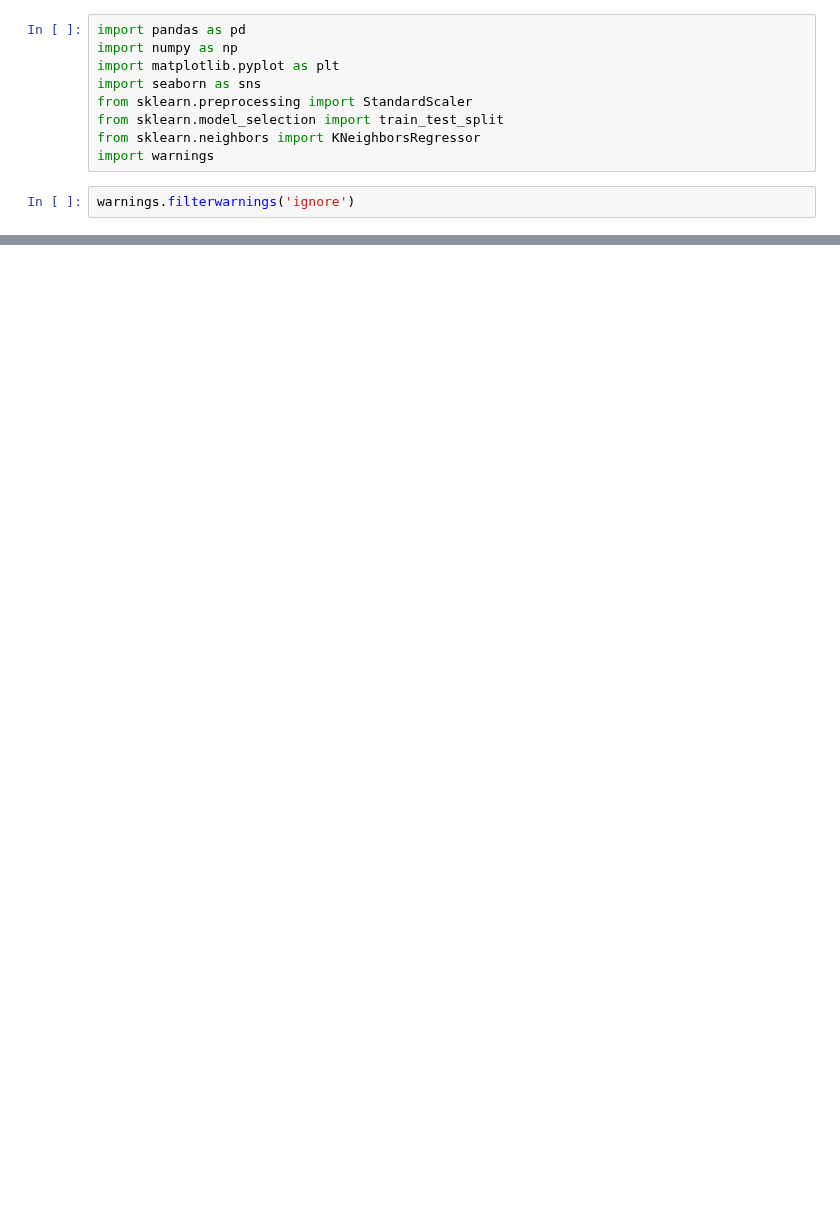
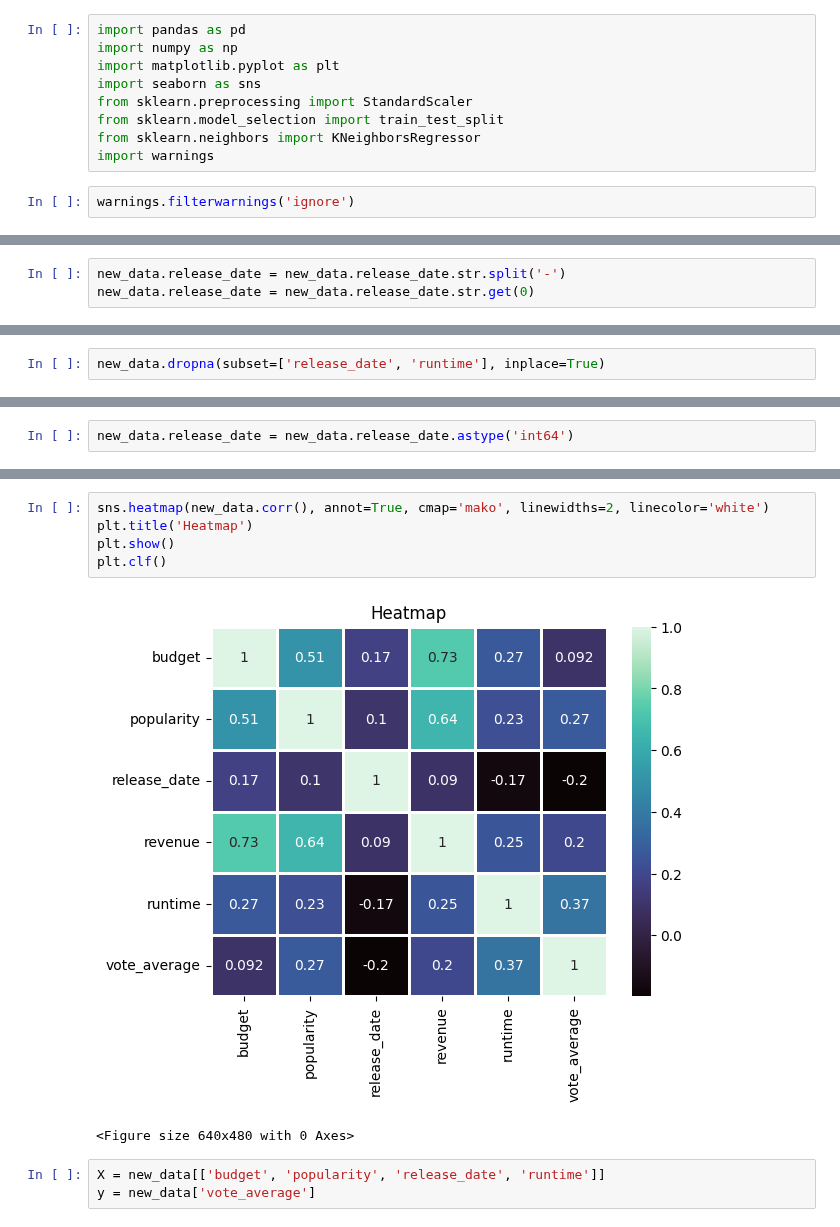
Before and after one commit to LiZoMark841619/Machine_learning, a Jupyter notebook: KNearest/NetFlix/script.ipynb, the cells around one changed output, grey strips where cells are left out. Cells and saved outputs as stored; diff of their text form; blank space fills up the shorter version.

```diff
--- a/KNearest/NetFlix/script.ipynb
+++ b/KNearest/NetFlix/script.ipynb
@@ -57,0 +53,3 @@ new_data.head()
+# %%
+new_data.release_date = new_data.release_date.str.split('-')
+new_data.release_date = new_data.release_date.str.get(0)
@@ -57,0 +97,2 @@ new_data.head()
+# %%
+new_data.dropna(subset=['release_date', 'runtime'], inplace=True)
@@ -57,0 +109,2 @@ new_data.head()
+# %%
+new_data.release_date = new_data.release_date.astype('int64')
@@ -57,0 +121,11 @@ new_data.head()
+# %%
+sns.heatmap(new_data.corr(), annot=True, cmap='mako', linewidths=2, linecolor='white')
+plt.title('Heatmap')
+plt.show()
+plt.clf()
+# %% [output]
+[figure, added]
+<Figure size 640x480 with 0 Axes>
+# %%
+X = new_data[['budget', 'popularity', 'release_date', 'runtime']]
+y = new_data['vote_average']
```
Also changed, not shown: parts of 17 cells of this notebook.
